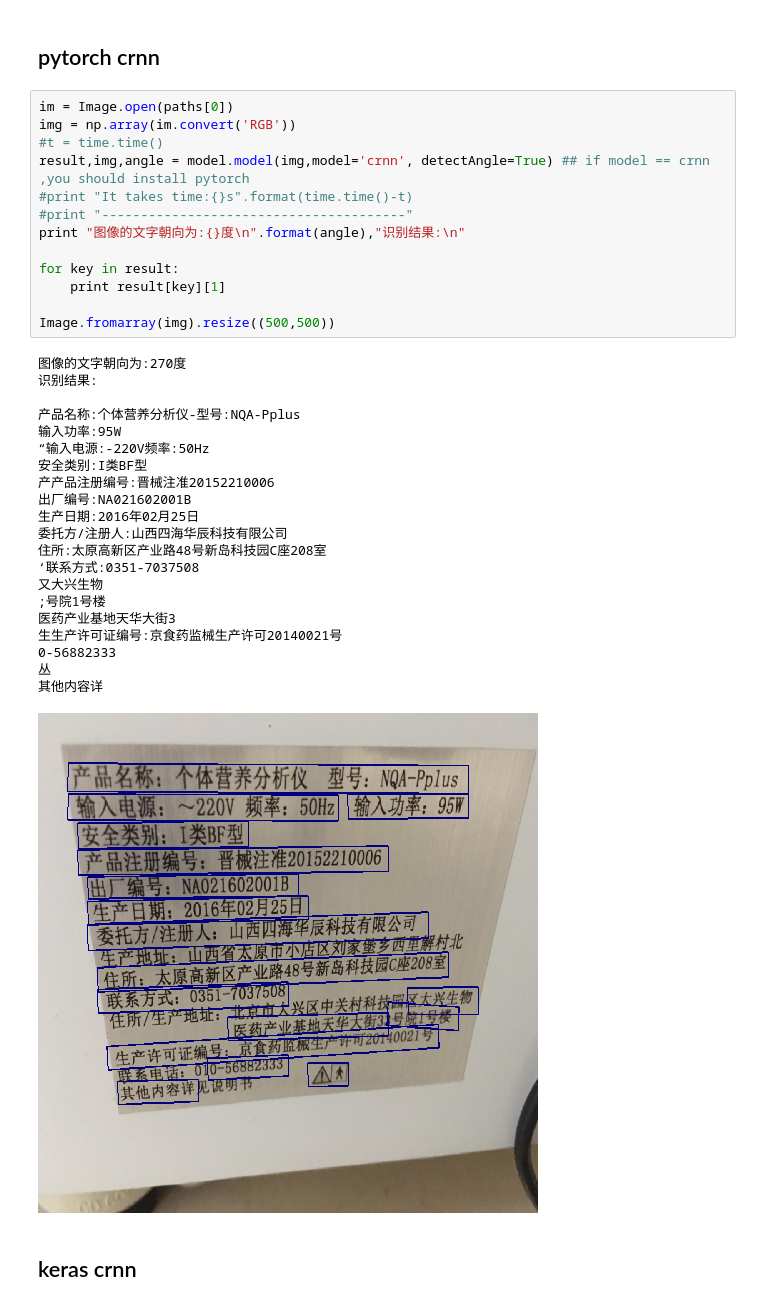
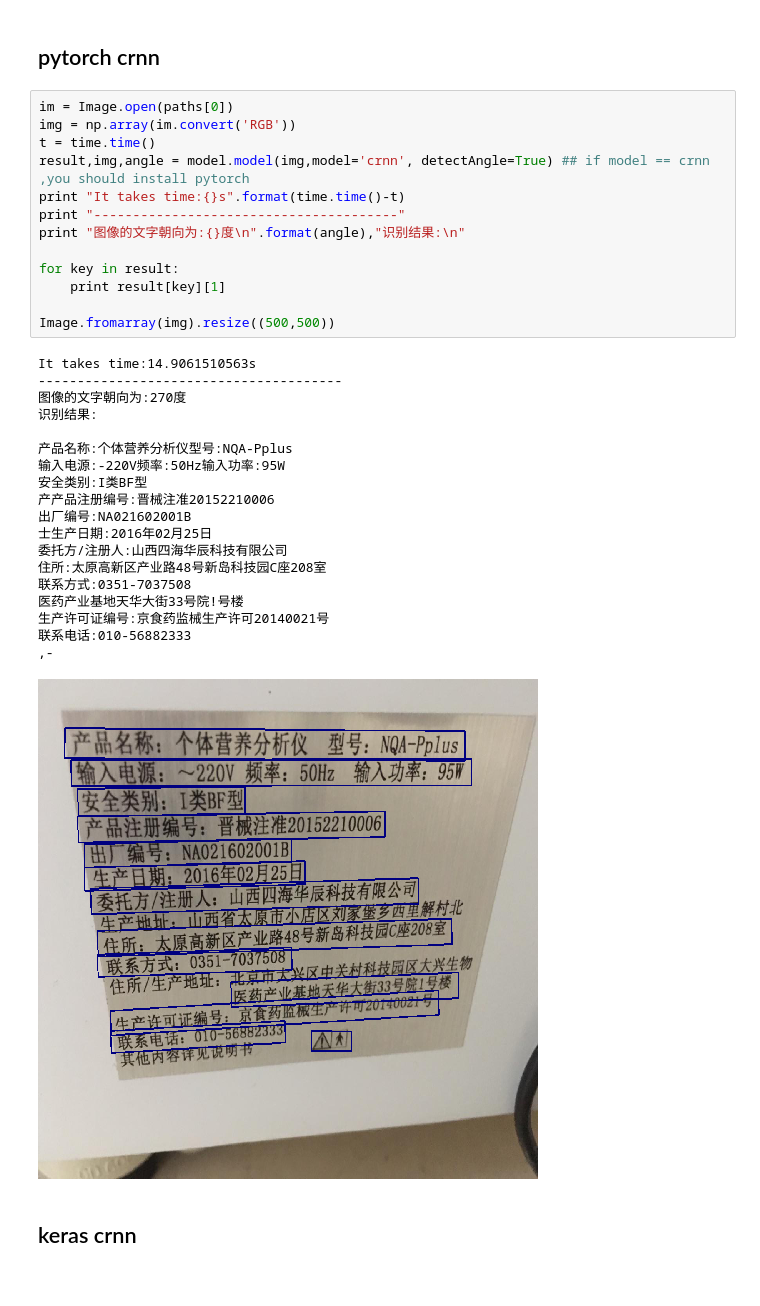
Before and after one commit to tomtao/chinese-ocr, a Jupyter notebook: demo.ipynb, the cells around one changed output. Drawn from its saved outputs; the diff is of its cells as text.

```diff
--- a/demo.ipynb
+++ b/demo.ipynb
@@ -35,38 +35,36 @@ paths
 # %%
 im = Image.open(paths[0])
 img = np.array(im.convert('RGB'))
-#t = time.time()
+t = time.time()
 result,img,angle = model.model(img,model='crnn', detectAngle=True) ## if model == crnn ,you should install pytorch
-#print "It takes time:{}s".format(time.time()-t)
-#print "---------------------------------------"
+print "It takes time:{}s".format(time.time()-t)
+print "---------------------------------------"
 print "图像的文字朝向为:{}度\n".format(angle),"识别结果:\n"
 
 for key in result:
     print result[key][1]
 
 Image.fromarray(img).resize((500,500))
 # %% [output]
+It takes time:14.9061510563s
+---------------------------------------
 图像的文字朝向为:270度
 识别结果:
 
-产品名称:个体营养分析仪-型号:NQA-Pplus
-输入功率:95W
-“输入电源:-220V频率:50Hz
+产品名称:个体营养分析仪型号:NQA-Pplus
+输入电源:-220V频率:50Hz输入功率:95W
 安全类别:I类BF型
 产产品注册编号:晋械注准20152210006
 出厂编号:NA021602001B
-生产日期:2016年02月25日
+士生产日期:2016年02月25日
 委托方/注册人:山西四海华辰科技有限公司
 住所:太原高新区产业路48号新岛科技园C座208室
-‘联系方式:0351-7037508
-又大兴生物
-;号院1号楼
-医药产业基地天华大街3
-生生产许可证编号:京食药监械生产许可20140021号
-0-56882333
-丛
-其他内容详
+联系方式:0351-7037508
+医药产业基地天华大街33号院!号楼
+生产许可证编号:京食药监械生产许可20140021号
+联系电话:010-56882333
+,-
-[figure, old version]
+[figure, new version]
 # %% [markdown]
 ## keras crnn
 # %%
```
Also changed, not shown: parts of 1 cell of this notebook, 3 other files.
